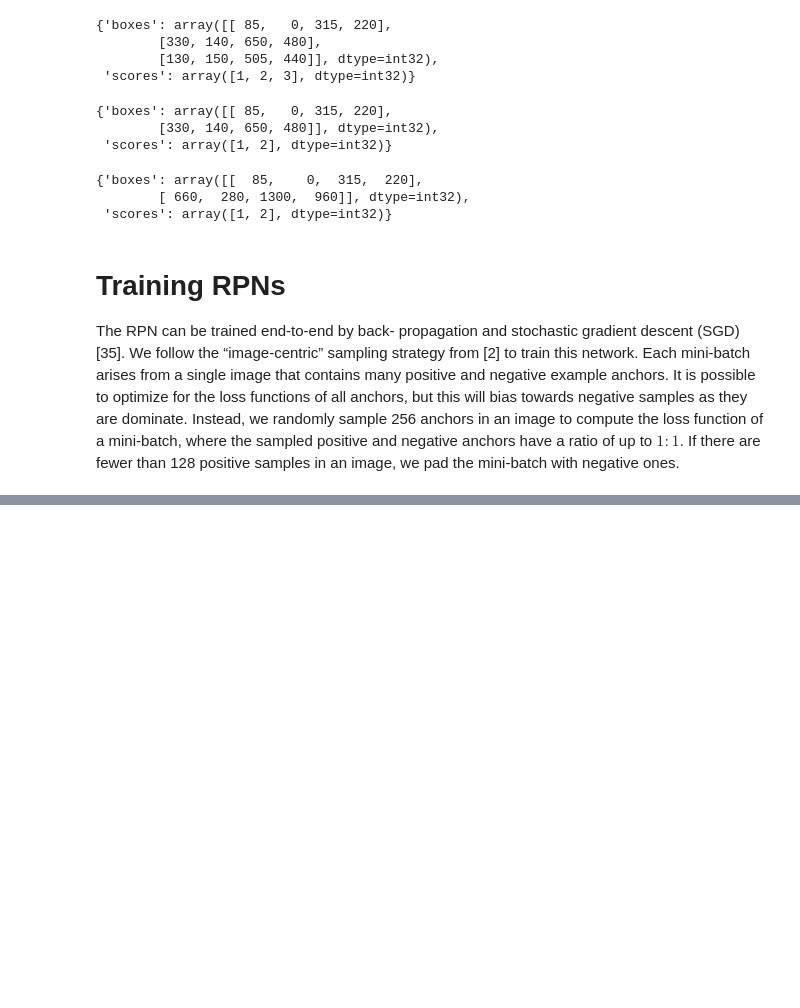
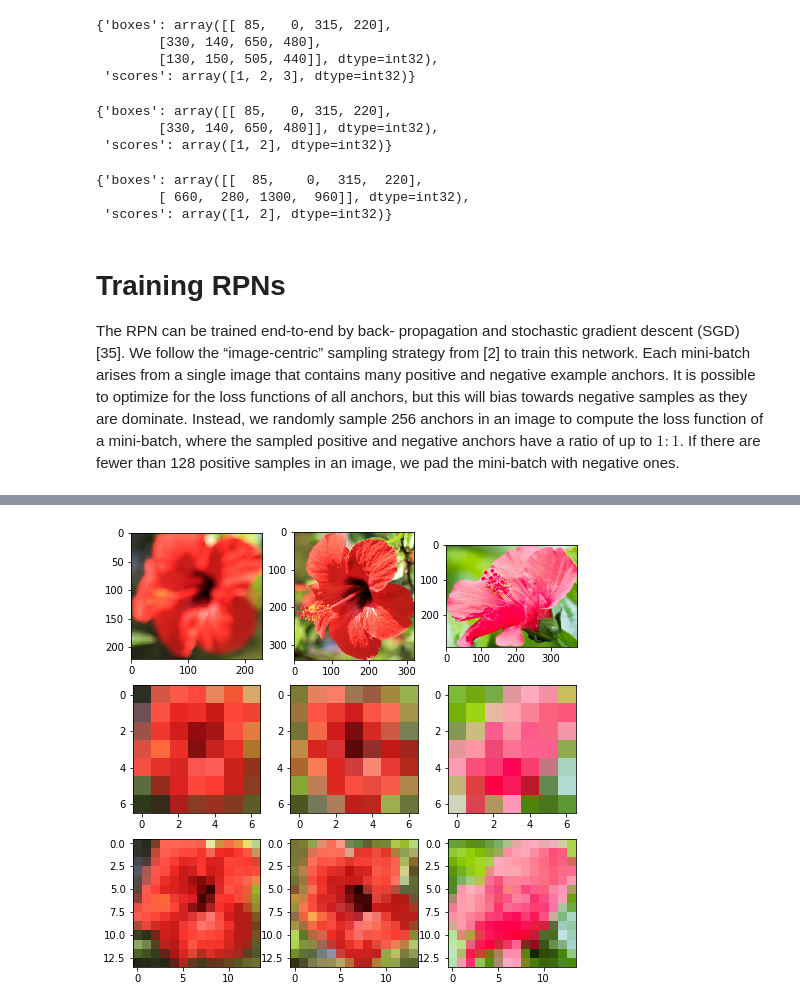
Before and after one commit to distracteddreamer/annotaited, a Jupyter notebook: The Annotated Mask R-CNN.ipynb, the cells around one changed output, grey strips where cells are left out. Drawn from its saved outputs; the diff is of its cells as text; code cells hidden in the pictures; blank space fills up the shorter version.

```diff
--- a/The Annotated Mask R-CNN.ipynb
+++ b/The Annotated Mask R-CNN.ipynb
@@ -644,6 +641,9 @@ class BoxList(dict):
             _fields[field] = tf.gather(arr, inds)
         return BoxList(_fields)
 
+    def select_fields(self, fields):
+        return BoxList({field: self[field] for field in fields})
+
 
 def boxlist_stack(boxlists):
     first_dim_size = [tf.shape(list(b.values())[0])[0] for b in boxlists]
@@ -723,0 +1016,16 @@ def sample_proposals(boxlist, num_samples=256):
+# %%
+with tf.Session() as sess:
+    imgs = np.stack([img, img2]).astype('float32')
+    bboxes = np.stack([bbox1, bbox2, bbox3])
+    bboxes = bboxes.astype('float32')
+    box_inds = np.stack([0, 0, 1])
+    pool1 = sess.run(roi_align(imgs, bboxes, box_inds, 1, 2, 7, 7))
+    pool2 = sess.run(roi_align(imgs, bboxes, box_inds, 1, 2, 14, 14))
+    fig, axes = plt.subplots(3, 3, figsize=(8, 8))
+    for i, (bbox, ind) in enumerate(zip(bboxes, box_inds)):
+        im = imgs[ind]
+        axes[0][i].imshow(crop_bbox(im, bbox.astype('int')))
+        axes[1][i].imshow(pool1[i])
+        axes[2][i].imshow(pool2[i])
+# %% [output]
+[figure, added]
```
Also changed, not shown: parts of 36 cells of this notebook, 3 other files.
